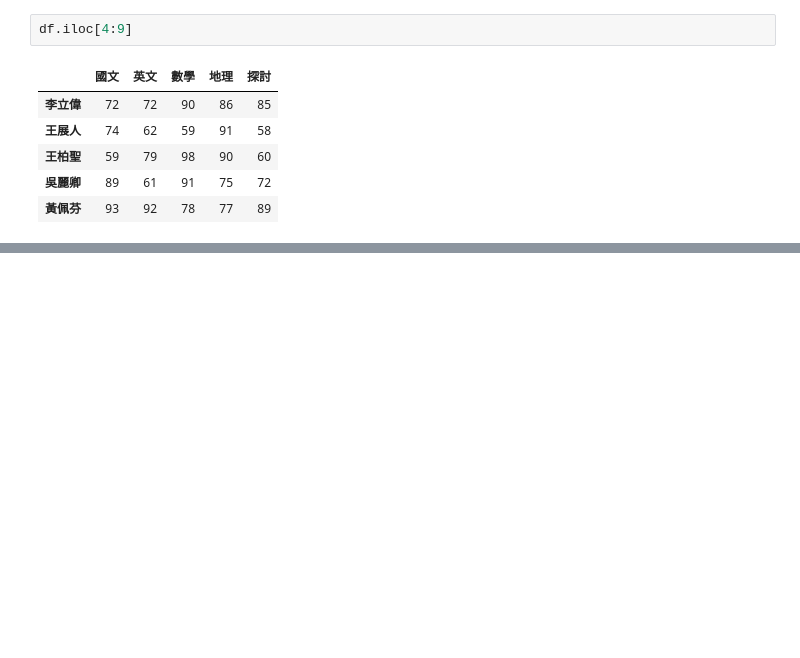
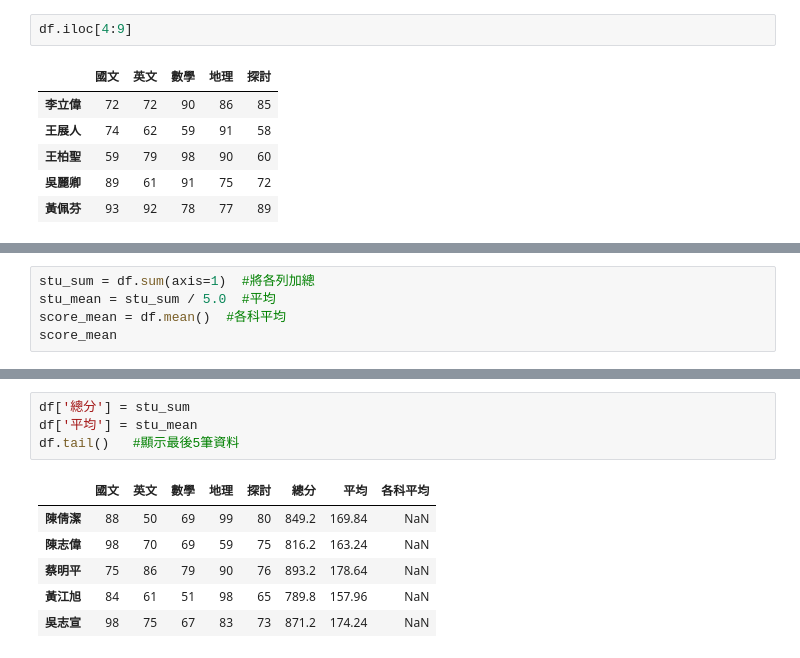
Before and after one commit to minyi-114/python_analysis, a Jupyter notebook: lesson5_4.ipynb, the cells around one changed output, grey strips where cells are left out. Saved outputs shown, nothing was run; the diff lists cells and outputs as text; blank space fills up the shorter version.

```diff
--- a/lesson5_4.ipynb
+++ b/lesson5_4.ipynb
@@ -118,0 +177,5 @@ df.iloc[4:9]
+# %%
+stu_sum = df.sum(axis=1)  #將各列加總
+stu_mean = stu_sum / 5.0  #平均
+score_mean = df.mean()  #各科平均
+score_mean
@@ -118,0 +191,11 @@ df.iloc[4:9]
+# %%
+df['總分'] = stu_sum
+df['平均'] = stu_mean
+df.tail()   #顯示最後5筆資料
+# %% [output]
+|  | 國文 | 英文 | 數學 | 地理 | 探討 | 總分 | 平均 | 各科平均 |
+| 陳倩潔 | 88 | 50 | 69 | 99 | 80 | 849.2 | 169.84 | NaN |
+| 陳志偉 | 98 | 70 | 69 | 59 | 75 | 816.2 | 163.24 | NaN |
+| 蔡明平 | 75 | 86 | 79 | 90 | 76 | 893.2 | 178.64 | NaN |
+| 黃江旭 | 84 | 61 | 51 | 98 | 65 | 789.8 | 157.96 | NaN |
+| 吳志宣 | 98 | 75 | 67 | 83 | 73 | 871.2 | 174.24 | NaN |
```
Also changed, not shown: parts of 5 cells of this notebook.
